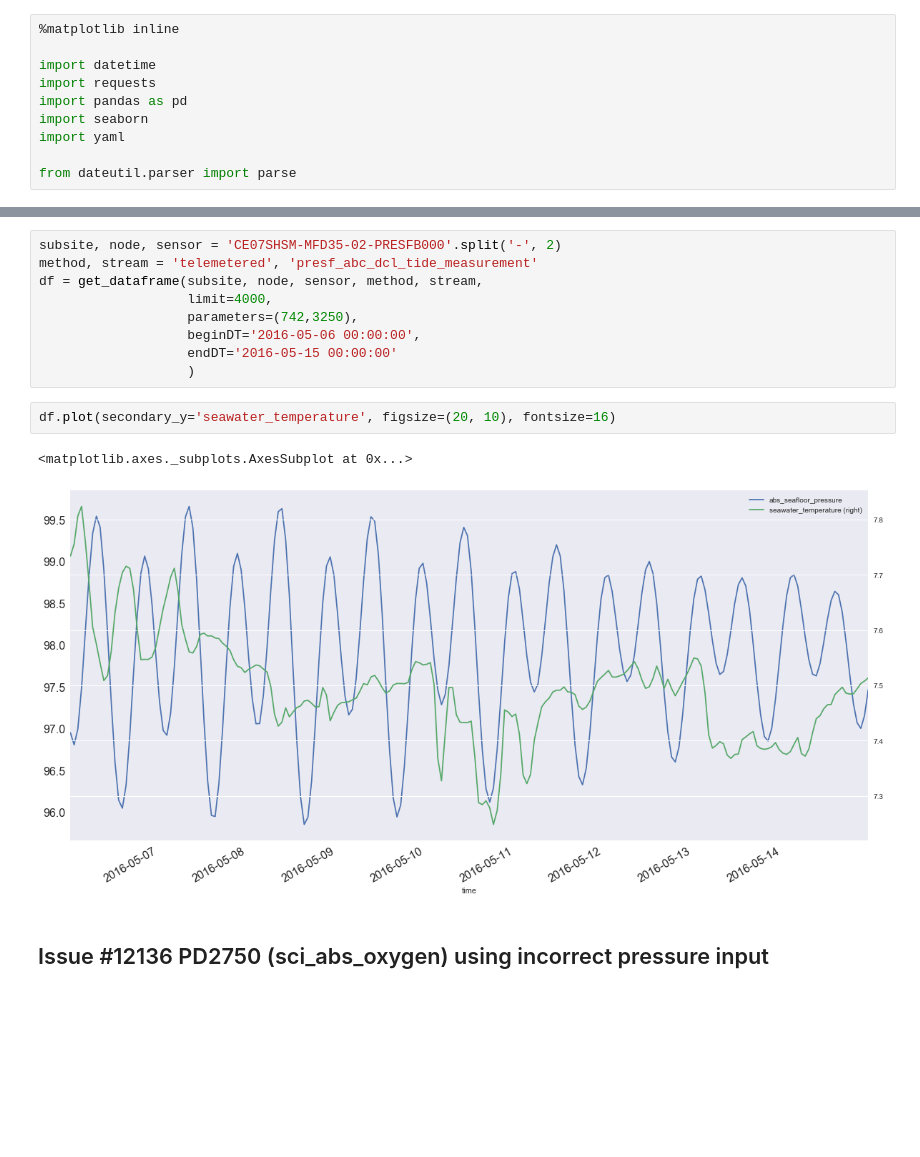
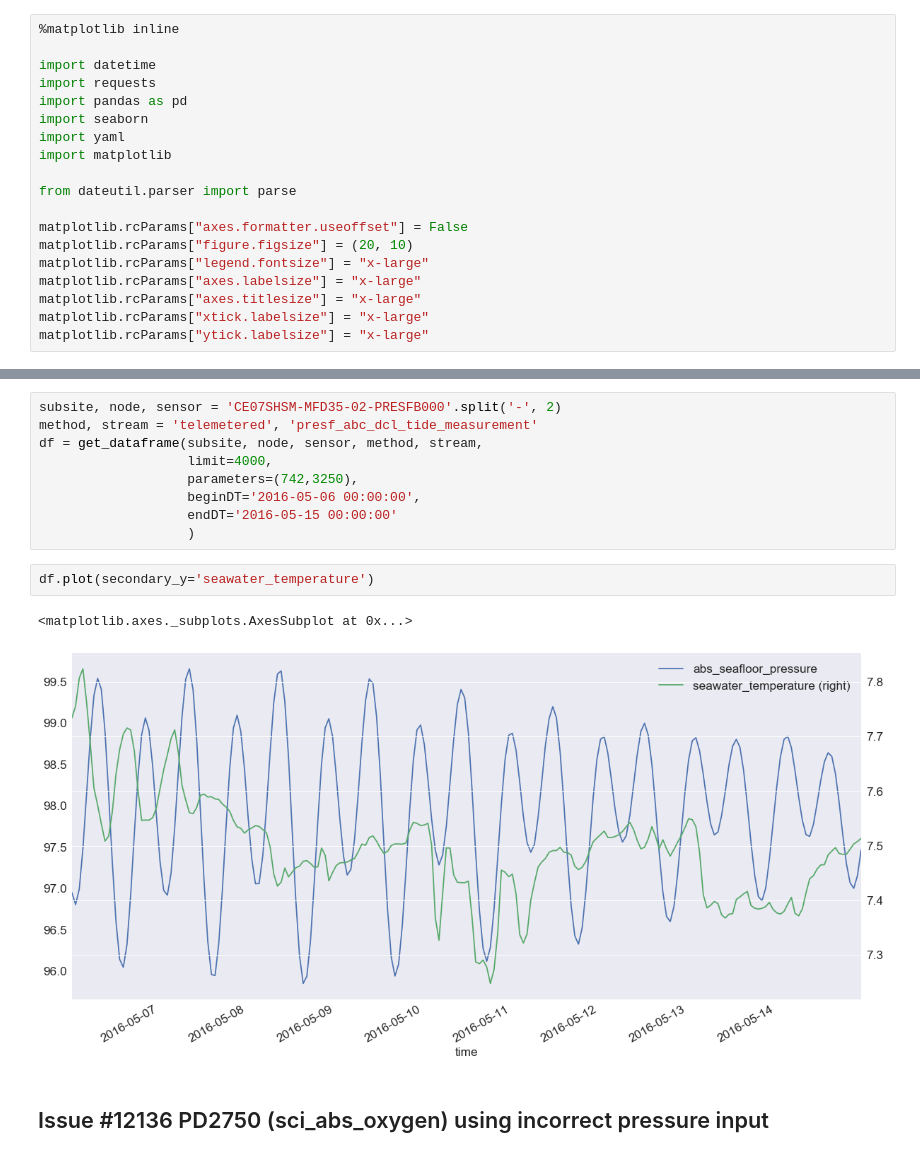
Before and after one commit to petercable/shared_notebooks, a Jupyter notebook: s7_demo/Sprint 7 Demo PROD.ipynb, the cells around one changed output, grey strips where cells are left out. Saved outputs shown, nothing was run; the diff lists cells and outputs as text; blank space fills up the shorter version.

```diff
--- a/s7_demo/Sprint 7 Demo PROD.ipynb
+++ b/s7_demo/Sprint 7 Demo PROD.ipynb
@@ -12,8 +12,17 @@ import requests
 import pandas as pd
 import seaborn
 import yaml
+import matplotlib
 
 from dateutil.parser import parse
+
+matplotlib.rcParams["axes.formatter.useoffset"] = False
+matplotlib.rcParams["figure.figsize"] = (20, 10)
+matplotlib.rcParams["legend.fontsize"] = "x-large"
+matplotlib.rcParams["axes.labelsize"] = "x-large"
+matplotlib.rcParams["axes.titlesize"] = "x-large"
+matplotlib.rcParams["xtick.labelsize"] = "x-large"
+matplotlib.rcParams["ytick.labelsize"] = "x-large"
 # %% [markdown]
 The YML config file contains the target host and the API credentials. For example:
 
@@ -202,10 +211,10 @@ df = get_dataframe(subsite, node, sensor, method, stream,
                    endDT='2016-05-15 00:00:00'
                    )
 # %%
-df.plot(secondary_y='seawater_temperature', figsize=(20, 10), fontsize=16)
+df.plot(secondary_y='seawater_temperature')
 # %% [output]
 <matplotlib.axes._subplots.AxesSubplot at 0x...>
-[figure, old version]
+[figure, new version]
 # %% [markdown]
 ## Issue #12136 PD2750 (sci_abs_oxygen) using incorrect pressure input
 # %%
```
Also changed, not shown: parts of 9 cells of this notebook, 1 other file.
